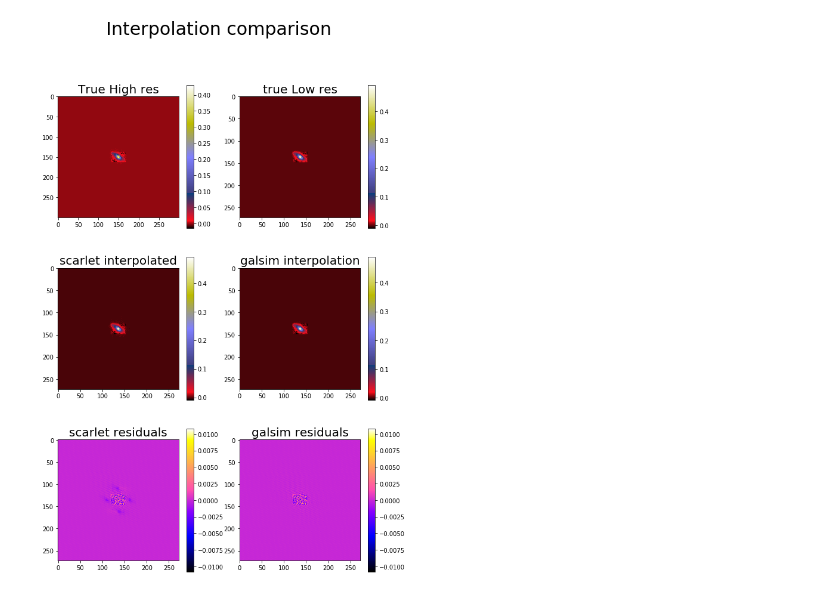
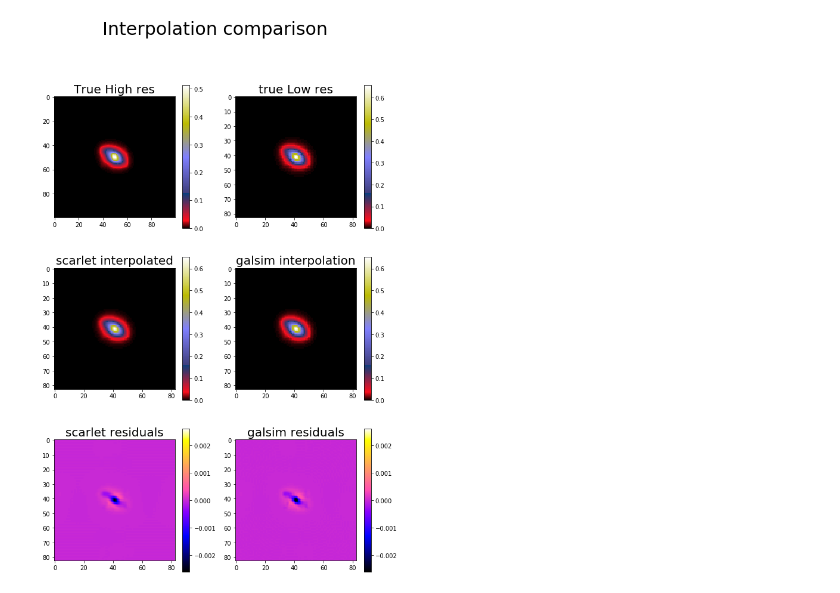
Before and after one commit to herjy/Multi_resolution_comparison, a Jupyter notebook: Galsim_comparison.ipynb, the cells around one changed output. Drawn from its saved outputs; the diff is of its cells as text; code cells hidden in the pictures.

```diff
--- a/Galsim_comparison.ipynb
+++ b/Galsim_comparison.ipynb
@@ -196,0 +7,12 @@ def interp_galsim(data_hr, data_lr, diff_psf, angle, h_hr, h_lr):
+# %%
+%pylab inline
+# Setup: declaring survey properties, loading catalog and making sure we have pretty colorbars
+data_dir='/Users/remy/Desktop/LSST_Project/GalSim/examples/data'
+
+HST, EUCLID, WFIRST, HSC, LSST = gct.load_surveys()
+
+cat = galsim.COSMOSCatalog(dir=data_dir, file_name = 'real_galaxy_catalog_23.5_example.fits')
+
+mymap = 'gnuplot2'#mcolors.LinearSegmentedColormap.from_list('my_colormap', colors)
+matplotlib.rc('image', cmap='gist_stern')
+matplotlib.rc('image', interpolation='none')
@@ -197,54 +21,70 @@ def interp_galsim(data_hr, data_lr, diff_psf, angle, h_hr, h_lr):
 # %%
-survey_hr = EUCLID
-survey_lr = WFIRST
+# Choose to surveys to match
+survey_hr = HSC
+survey_lr = LSST
 
-n_hr = 300
+# PSF size (pixels)
+npsf = 41
+
+# Size of the high resolution image (pixels)
+n_hr = 100
+
+# The low resolution image will span the same physical area
 n_lr = np.around(n_hr*survey_hr['pixel']/survey_lr['pixel'])
+# Channel names (scarlet-specific)
+channel_hr = ['hr']
+channel_lr = ['lr']
+channels = channel_lr+channel_hr
 c = 0
+for i in range(39,50):    #[79,88]:#
+    # Make the simulations
+    data_hr, data_lr, psf_hr, psf_lr, angle = gct.mk_sim(i, survey_hr, survey_lr, (n_hr, n_hr), (n_lr, n_lr), npsf, cat)
 
-def SDR(X_true, X):
-    return 10*np.log10(np.sum(X_true**2)**0.5/np.sum((X_true-X)**2)**0.5)
+    # Setup scarlet
+    if c == 0:
+        obs_lr, obs_hr = gct.setup_scarlet(data_hr, data_lr, psf_hr, psf_lr, channels)
 
-for i in range(39,50):
-    #make the simulations
-    data_hr, data_lr, psf_hr, psf_lr, angle = mk_sim(i, survey_hr, survey_lr, (n_hr, n_hr), (n_lr, n_lr))
-    shape = (len(channels), n_hr,n_hr)
-    obs_lr, obs_hr = interp_scarlet(data_hr, data_lr, psf_hr, psf_lr)
-
-    #GSO from psf_hr for galsim
+    # Galsim setup:
+    ## Interpolated image from psf_hr for galsim
     psf_hr_galsim = galsim.InterpolatedImage(galsim.Image(psf_hr[0]),
                                                scale = survey_hr['pixel'])
-    #deconvolution kernel for diff kernel
+    ## Deconvolution kernel for diff kernel
     deconv = galsim.Deconvolve(psf_hr_galsim)
-    #Interpolation of low resolution psf at high resolution
+
+    ## Interpolation of low resolution psf at high resolution from galsim
     psf_lr_hr = galsim.InterpolatedImage(galsim.Image(psf_lr[0]),
                                                scale = survey_lr['pixel'])
-    #Difference kernel from galsim
+    ## Difference kernel from galsim
     diff_gal = galsim.Convolve(deconv, psf_lr_hr)
-    #Run scarlet on simulations:
+
+    # Run scarlet on simulations:
     print('Scarlet timing')
     %time obs_lr.render(data_hr.array[None,:,:])
     interp_scar = obs_lr.render(data_hr.array[None,:,:])
+    #interp_scar[interp_scar<0] = 0
 
-    #Difference kernel from scarlet
+    # Difference kernel from scarlet (for sanity checks)
     diff_scar = obs_lr.diff_psf
 
-    #Run galsim on simlations
+    # Run galsim on simlations
     print('Galsim timing')
-    %time  interp_galsim(data_hr, data_lr, diff_gal, angle, survey_hr['pixel'], survey_lr['pixel'])
-    interp_gal = interp_galsim(data_hr, data_lr, diff_gal, angle, survey_hr['pixel'], survey_lr['pixel'])
+    %time  gct.interp_galsim(data_hr, data_lr, diff_gal, angle, survey_hr['pixel'], survey_lr['pixel'])
+    interp_gal = gct.interp_galsim(data_hr, data_lr, diff_gal, angle, survey_hr['pixel'], survey_lr['pixel'])
 
-    #Reconstruction of the low resolution psf by galsim from hr psf and diff kernel (sanity check)
+    # Check on the reconstruction of the PSF
+    ## Reconstruction of the low resolution psf by galsim from hr psf and diff kernel (sanity check)
     rec_gal = galsim.Convolve(diff_gal, psf_hr_galsim).drawImage(nx=npsf,ny=npsf, scale=survey_hr['pixel'])
 
-    #True psf
+    ## True psf
     gal_lr = galsim.InterpolatedImage(galsim.Image(psf_lr[0]),
                                       scale=survey_lr['pixel']).drawImage(nx=npsf,ny=npsf,scale=survey_hr['pixel']
                                                                          , method = 'real_space')
-    #Reconstruction of the low resolution psf by SCARLET from hr psf and diff kernl (sanity check)
+
+    ## Reconstruction of the low resolution psf by SCARLET from hr psf and diff kernl (sanity check)
     rec_scar = scarlet.fft.convolve(scarlet.fft.Fourier(psf_hr[0]), scarlet.fft.Fourier(diff_scar.image[0]))
 
     if c == 0:
+        # Comparisonbetween scarlet and galsim of the reconstruction of the low resolution PSF at high resolution
         r_scar=(gal_lr.array-rec_scar.image)
         figure(figsize = (15,5))
         plt.suptitle('comparison scarlet', fontsize = 20)
@@ -258,7 +98,7 @@ for i in range(39,50):
         plt.colorbar()
         subplot(133)
         title('Residuals')
-        imshow((r_scar)[10:-10,10:-10], cmap = mymap,
+        imshow((r_scar), cmap = mymap,
                vmin = -np.max(np.abs(r_scar)), vmax = np.max(np.abs(r_scar)))
         plt.colorbar()
 
@@ -279,28 +119,30 @@ for i in range(39,50):
                vmin = -np.max(np.max(r_gal)), vmax = np.max(np.max(r_gal)))
         plt.colorbar()
 
-    print('scarlet SDR: ', SDR(data_lr.array, interp_scar[0]))
-    print('galsim SDR: ', SDR(data_lr.array, interp_gal.array))
-    c+=1
+    # Source Distortion Ratio: the high the better
+    print('scarlet SDR: ', gct.SDR(data_lr.array, interp_scar[0]))
+    print('galsim SDR: ', gct.SDR(data_lr.array, interp_gal.array))
+
+    # Comparison of the reconstructions
     gal_res = data_lr.array-interp_gal.array
     scar_res = data_lr.array-interp_scar[0]
     figure(figsize = (10,15))
     plt.suptitle('Interpolation comparison', fontsize=30)
     subplot(321)
     title('True High res', fontsize = 20)
-    imshow(data_hr.array)
+    imshow((data_hr.array))
     plt.colorbar()
     subplot(322)
     title('true Low res', fontsize = 20)
-    imshow(data_lr.array)
+    imshow((data_lr.array))
     plt.colorbar()
     subplot(323)
     title('scarlet interpolated', fontsize = 20)
-    imshow((interp_scar[0]))
+    imshow(np.abs(interp_scar[0]))
     plt.colorbar()
     subplot(324)
     title('galsim interpolation', fontsize = 20)
-    imshow((interp_gal.array))
+    imshow(np.abs(interp_gal.array))
     plt.colorbar()
     subplot(325)
     title('scarlet residuals', fontsize = 20)
@@ -312,9 +154,6 @@ for i in range(39,50):
     plt.colorbar()
     show()
 
-    print('difference with scarlet fit',1-np.sum(data_lr.array)/np.sum(interp_scar[0]))
-    print('difference with galsim fit',1-np.sum(data_lr.array)/np.sum(interp_gal.array))
-    print('difference in psf', 1-np.sum(gal_lr.array)/np.sum(rec_scar.image))
-    print('difference in data', 1-np.sum(data_hr.array)/np.sum(data_lr.array))
+    c+=1
 # %% [output]
 Scarlet timing
@@ -343 +178 @@ galsim SDR:  16.80793548840985
-[figure, old version]
+[figure, new version]
```
Also changed, not shown: parts of 6 cells of this notebook, 3 other files.
